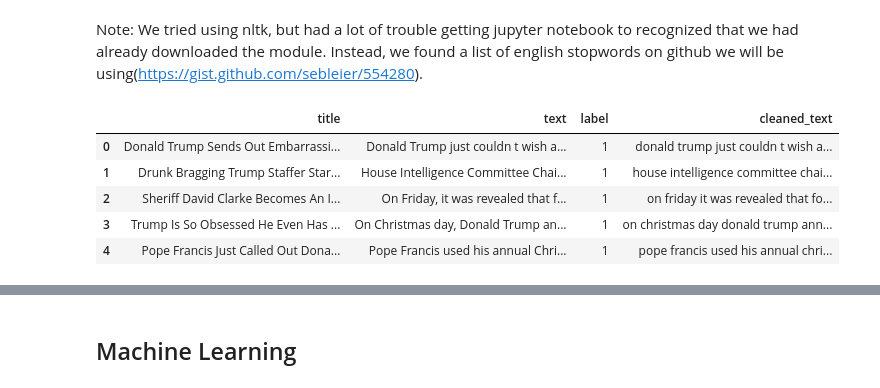
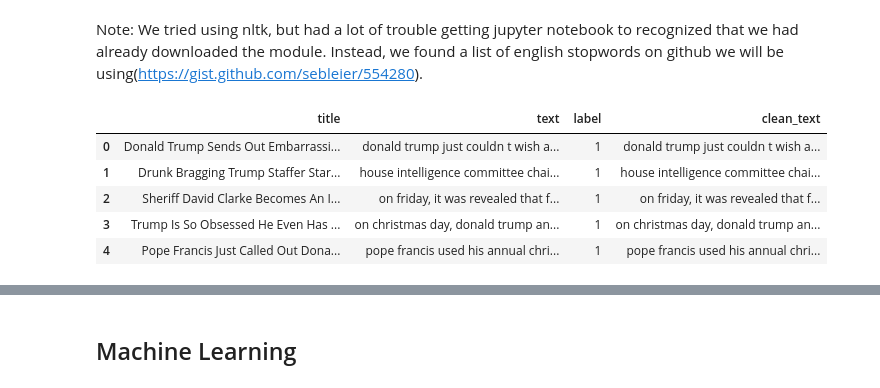
Before and after one commit to melanieshuynh/I310D-Final-Project, a Jupyter notebook: Final Project.ipynb, the cells around one changed output, grey strips where cells are left out. Drawn from its saved outputs; the diff is of its cells as text; code cells hidden in the pictures.

Commit message:
finally done

```diff
--- a/Final Project.ipynb
+++ b/Final Project.ipynb
@@ -159,0 +137,14 @@ def clean_text(text):
+# %%
+# make words lowercase
+final_df['text'] =  [str(x).lower() for x in final_df['text']]
+
+# format words and remove unwanted chatacters
+final_df['text'] =  [re.sub(r"@\S+", "",a) for a in final_df['text']] # removing @ or mentions
+final_df['text'] =  [re.sub("http[s]?\://\S+","",b) for b in final_df['text']] # removing urls
+final_df['text'] =  [re.sub(r"[0-9]", "",c) for c in final_df['text']] # removing numbers
+final_df['text'] =  [re.sub(r"\n", "",d) for d in final_df['text']] # removing newlines or tabs
+final_df['text'] =  [re.sub(r"(\(.*\))|(\[.*\])", "",x) for x in final_df['text']] # removing text in brackets or parentheses
+final_df['text'] =  [re.sub('\s+'," ",e) for e in final_df['text']] # removing extra space
+
+final_df['text'] = final_df['text'].apply(lambda x: ' '.join([word for word in str(x).split() if word not in (stopwords)]))
+print (final_df)
@@ -162,21 +171,18 @@ Note: We tried using nltk, but had a lot of trouble getting jupyter notebook to
 # %%
 import numpy as np
 import re
 
 stopwords = pd.read_csv("NLTK's list of english stopwords")
 
-# for row in final_df['text']:
-#     final_df['cleaned_text'] = clean_text(final_df.loc[row, 'text'])
-
-final_df['cleaned_text'] = list(map(clean_text, final_df.text))
+final_df['clean_text'] = list(final_df.text)
 final_df.head()
 # %% [output]
-|  | title | text | label | cleaned_text |
-| 0 | Donald Trump Sends Out Embarrassi... | Donald Trump just couldn t wish a... | 1 | donald trump just couldn t wish a... |
-| 1 | Drunk Bragging Trump Staffer Star... | House Intelligence Committee Chai... | 1 | house intelligence committee chai... |
-| 2 | Sheriff David Clarke Becomes An I... | On Friday, it was revealed that f... | 1 | on friday it was revealed that fo... |
-| 3 | Trump Is So Obsessed He Even Has ... | On Christmas day, Donald Trump an... | 1 | on christmas day donald trump ann... |
-| 4 | Pope Francis Just Called Out Dona... | Pope Francis used his annual Chri... | 1 | pope francis used his annual chri... |
+|  | title | text | label | clean_text |
+| 0 | Donald Trump Sends Out Embarrassi... | donald trump just couldn t wish a... | 1 | donald trump just couldn t wish a... |
+| 1 | Drunk Bragging Trump Staffer Star... | house intelligence committee chai... | 1 | house intelligence committee chai... |
+| 2 | Sheriff David Clarke Becomes An I... | on friday, it was revealed that f... | 1 | on friday, it was revealed that f... |
+| 3 | Trump Is So Obsessed He Even Has ... | on christmas day, donald trump an... | 1 | on christmas day, donald trump an... |
+| 4 | Pope Francis Just Called Out Dona... | pope francis used his annual chri... | 1 | pope francis used his annual chri... |
 # %%
 from sklearn.feature_extraction.text import CountVectorizer
 
```
Also changed, not shown: parts of 17 cells of this notebook.
